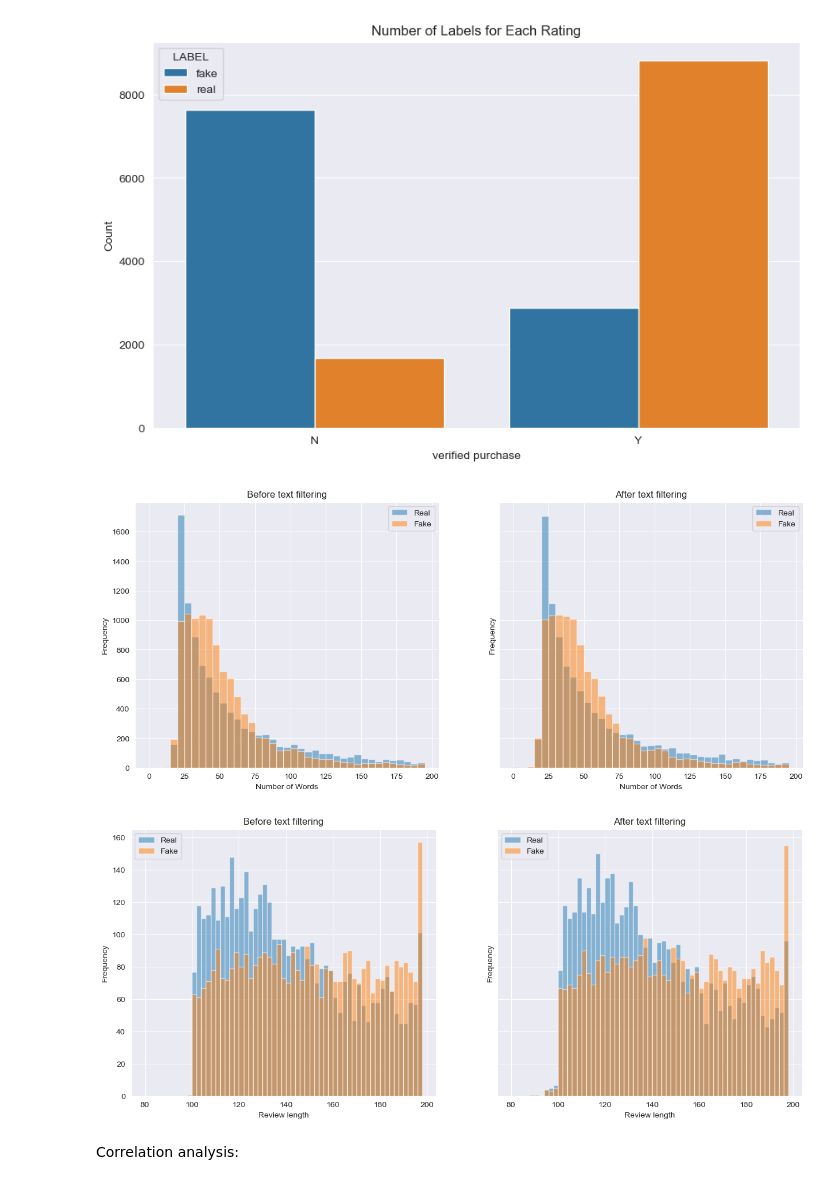
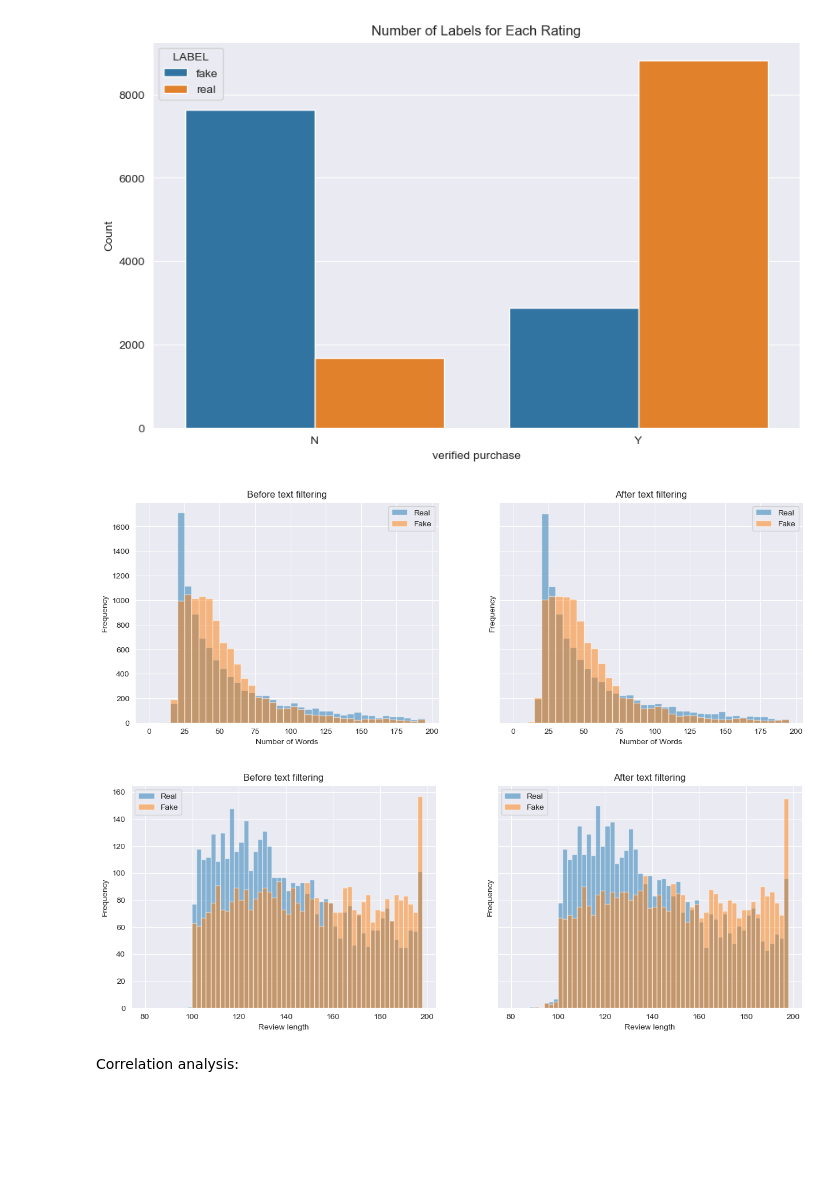
Before and after one commit to Gianma23/amazon_fake_reviews_detection, a Jupyter notebook: data_exploration.ipynb, the cells around one changed output. Saved outputs shown, nothing was run; the diff lists cells and outputs as text; code cells hidden in the pictures; blank space fills up the shorter version.

```diff
--- a/data_exploration.ipynb
+++ b/data_exploration.ipynb
@@ -97,24 +97,24 @@ plt.show()
 # %%
 from utils.text_preprocess import Parser
 df['REVIEW_TEXT_PARSED'] = df['REVIEW_TEXT'].apply(lambda x: Parser()(x))
-fig, axs = plt.subplots(1, 2, figsize=(15, 6), sharey='all')
+fig, axs = plt.subplots(1, 2, figsize=(15, 5), sharey='all')
 
 for i, text in enumerate(['REVIEW_TEXT', 'REVIEW_TEXT_PARSED']):
     df[f'{text}_WORD_COUNT'] = df[text].apply(lambda x: len(x.split()))
     real_word_counts = df[df['LABEL'] == 'real'][f'{text}_WORD_COUNT']
     fake_word_counts = df[df['LABEL'] == 'fake'][f'{text}_WORD_COUNT']
 
     axs[i].hist(real_word_counts, bins=range(0, 200, 5), alpha=0.5, label='Real')
     axs[i].hist(fake_word_counts, bins=range(0, 200, 5), alpha=0.5, label='Fake')
     axs[i].set_xlabel('Number of Words')
     axs[i].set_ylabel('Frequency')
     axs[i].set_title('Before text filtering') if text == 'REVIEW_TEXT' else axs[i].set_title('After text filtering')
     axs[i].legend()
 plt.show()
 # %% [output]
-[figure, old version]
+[figure, new version]
 # %%
-fig, axs = plt.subplots(1, 2, figsize=(15, 6), sharey='all')
+fig, axs = plt.subplots(1, 2, figsize=(15, 5), sharey='all')
 
 for i, text in enumerate(['REVIEW_TEXT', 'REVIEW_TEXT_PARSED']):
     df[f'{text}_LENGTH'] = df[text].apply(len)
@@ -130,7 +130,7 @@ for i, text in enumerate(['REVIEW_TEXT', 'REVIEW_TEXT_PARSED']):
     axs[i].legend()
 plt.show()
 # %% [output]
-[figure, old version]
+[figure, new version]
 # %% [markdown]
 Correlation analysis:
 # %%
```
Also changed, not shown: parts of 1 cell of this notebook, 2 other files.
